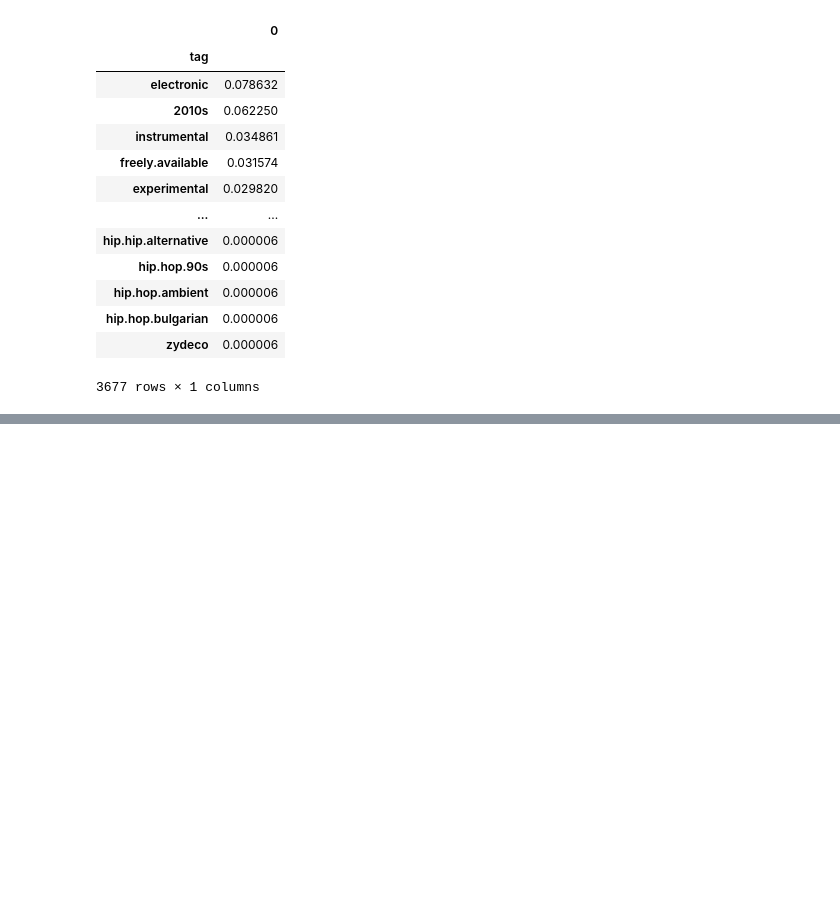
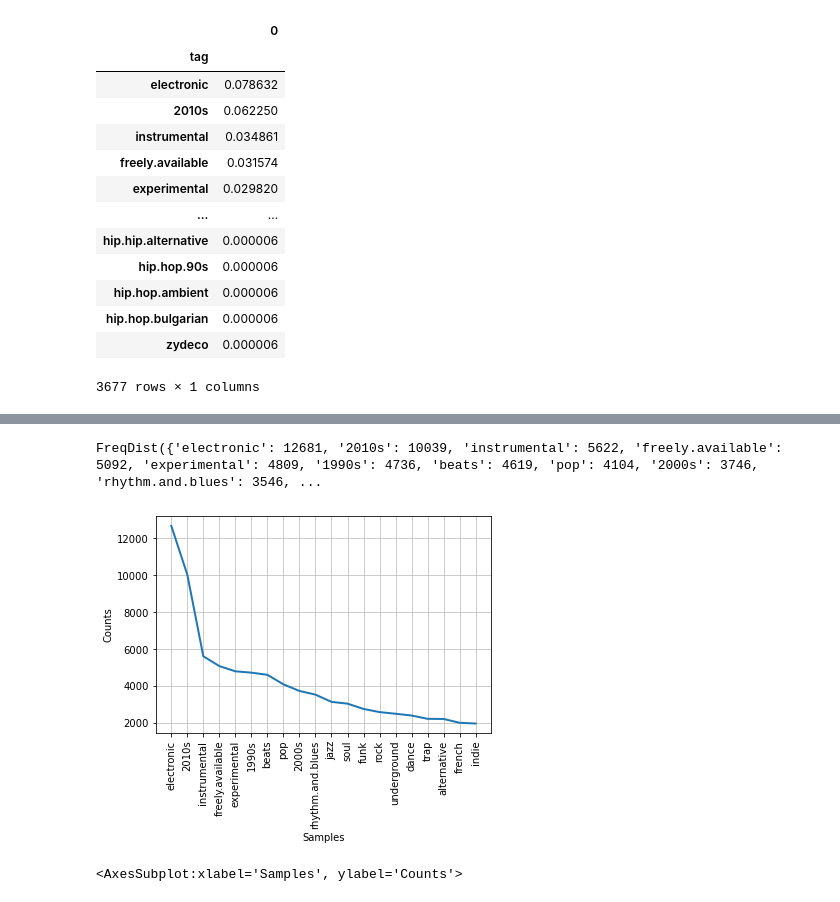
Before and after one commit to infoshareacademy/jdszr4-wdevs, a Jupyter notebook: python1/analiza_tagow.ipynb, the cells around one changed output, grey strips where cells are left out. Drawn from its saved outputs; the diff is of its cells as text; code cells hidden in the pictures; blank space fills up the shorter version.

```diff
--- a/python1/analiza_tagow.ipynb
+++ b/python1/analiza_tagow.ipynb
@@ -179,0 +244,13 @@ tags_perc
+# %%
+tokens = tags_all["tag"]
+# %%
+freq = nltk.FreqDist(tokens)
+# %%
+freq
+# %% [output]
+FreqDist({'electronic': 12681, '2010s': 10039, 'instrumental': 5622, 'freely.available': 5092, 'experimental': 4809, '1990s': 4736, 'beats': 4619, 'pop': 4104, '2000s': 3746, 'rhythm.and.blues': 3546, ...
+# %%
+freq.plot(20, cumulative=False)
+# %% [output]
+[figure, added]
+<AxesSubplot:xlabel='Samples', ylabel='Counts'>
```
Also changed, not shown: parts of 9 cells of this notebook.
